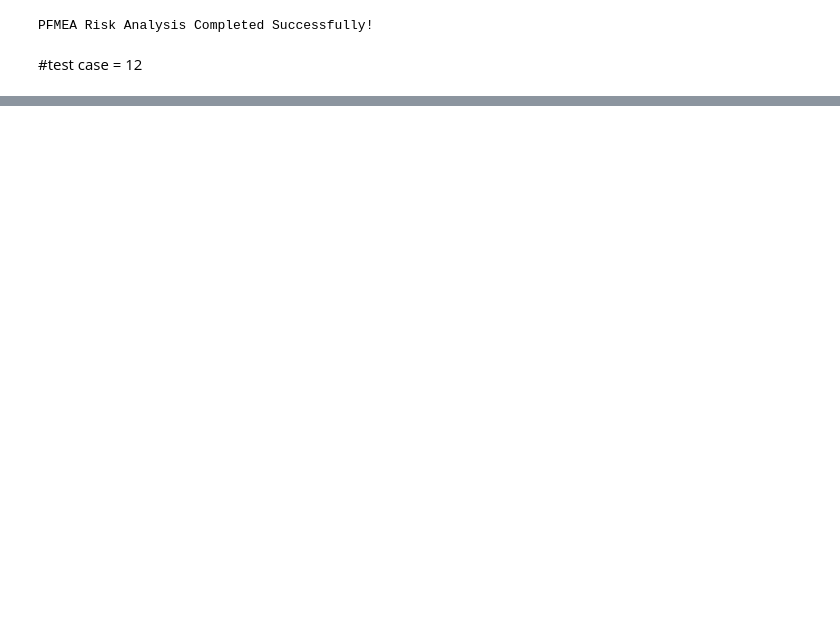
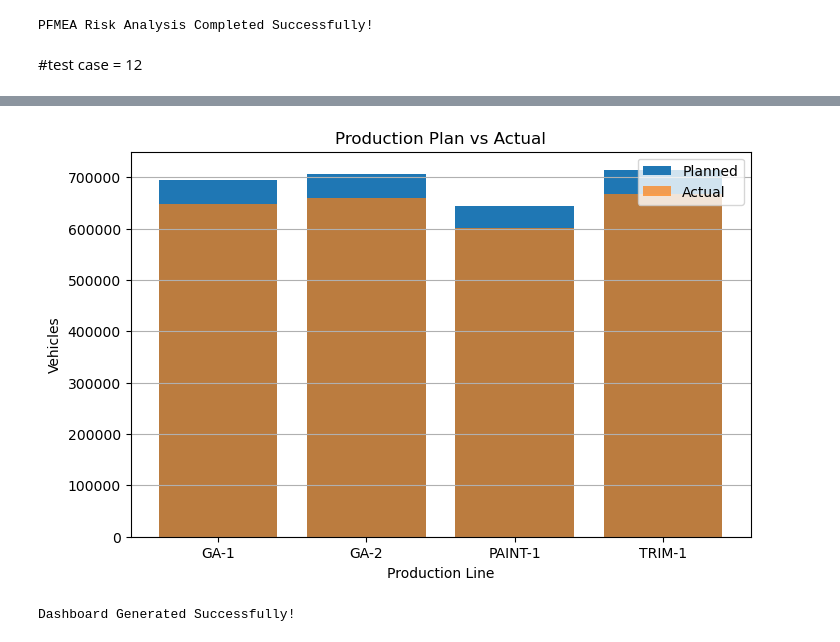
Before and after one commit to chandrachudasahoo4/Car-Manufacturing-Analytics, a Jupyter notebook: data_Transformation11-20.ipynb, the cells around one changed output, grey strips where cells are left out. Saved outputs shown, nothing was run; the diff lists cells and outputs as text; code cells hidden in the pictures; blank space fills up the shorter version.

```diff
--- a/data_Transformation11-20.ipynb
+++ b/data_Transformation11-20.ipynb
@@ -109,0 +632,14 @@ PFMEA Risk Analysis Completed Successfully!
+# %%
+plan["Variance"] = plan["Actual_Production"] - plan["Planned_Production"]
+# %%
+plan["Variance (%)"] = (
+    plan["Variance"] / plan["Planned_Production"] * 100
+).round(2)
+# %%
+plan["Achievement (%)"] = (
+    plan["Actual_Production"] / plan["Planned_Production"] * 100
+).round(2)
+# %%
+plan["Status"] = plan["Variance"].apply(
+    lambda x: "Target Achieved" if x >= 0 else "Below Target"
+)
@@ -109,0 +662,20 @@ PFMEA Risk Analysis Completed Successfully!
+# %%
+plt.figure(figsize=(8,5))
+
+plt.bar(plan["Line"], plan["Planned_Production"], label="Planned")
+plt.bar(plan["Line"], plan["Actual_Production"], alpha=0.7, label="Actual")
+
+plt.title("Production Plan vs Actual")
+plt.xlabel("Production Line")
+plt.ylabel("Vehicles")
+
+plt.legend()
+
+plt.grid(axis="y")
+
+plt.show()
+
+print("\nDashboard Generated Successfully!")
+# %% [output]
+[figure, added]
+Dashboard Generated Successfully!
```
Also changed, not shown: parts of 86 cells of this notebook, 11 other files.
